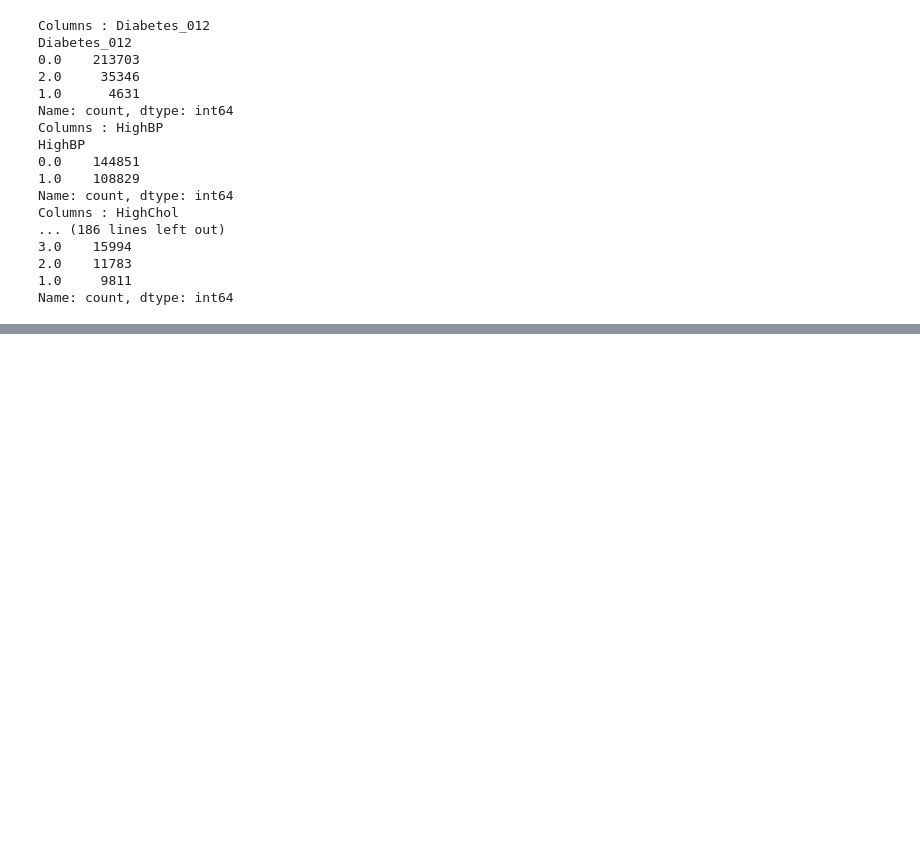
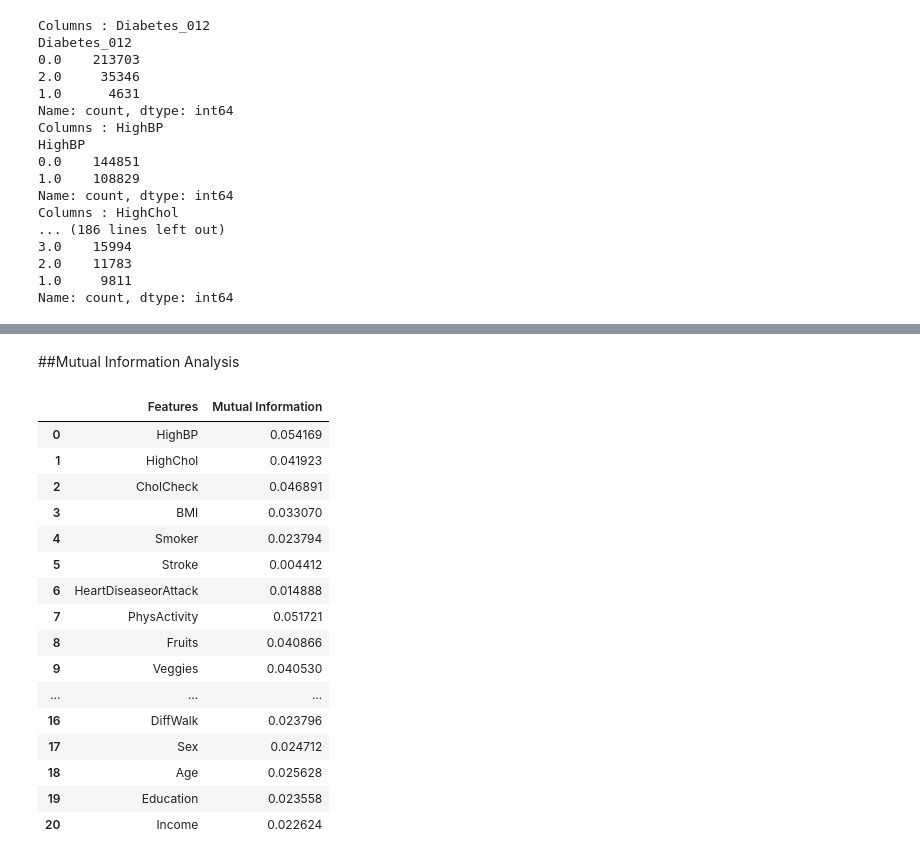
Before and after one commit to Govind-2004/CDC_Diabetes_Health_Indicators_Preprocessing_Dataset, a Jupyter notebook: CDC_Diabetes_Preprocessing_EDA.ipynb, the cells around one changed output, grey strips where cells are left out. Drawn from its saved outputs; the diff is of its cells as text; code cells hidden in the pictures; blank space fills up the shorter version.

```diff
--- a/CDC_Diabetes_Preprocessing_EDA.ipynb
+++ b/CDC_Diabetes_Preprocessing_EDA.ipynb
@@ -171,0 +233,27 @@ Name: count, dtype: int64
+# %% [markdown]
+##Mutual Information Analysis
+# %%
+X = df_cdc.drop(columns=["Diabetes_012"])
+y = df_cdc["Diabetes_012"]
+mi = mutual_info_classif(X, y, random_state = 42)
+#convert mi into dataframe
+mi_df = pd.DataFrame({"Features" : X.columns, "Mutual Information" :mi })
+mi_df
+# %% [output]
+|  | Features | Mutual Information |
+| 0 | HighBP | 0.054169 |
+| 1 | HighChol | 0.041923 |
+| 2 | CholCheck | 0.046891 |
+| 3 | BMI | 0.033070 |
+| 4 | Smoker | 0.023794 |
+| 5 | Stroke | 0.004412 |
+| 6 | HeartDiseaseorAttack | 0.014888 |
+| 7 | PhysActivity | 0.051721 |
+| 8 | Fruits | 0.040866 |
+| 9 | Veggies | 0.040530 |
+| ... | ... | ... |
+| 16 | DiffWalk | 0.023796 |
+| 17 | Sex | 0.024712 |
+| 18 | Age | 0.025628 |
+| 19 | Education | 0.023558 |
+| 20 | Income | 0.022624 |
```
Also changed, not shown: parts of 7 cells of this notebook.
